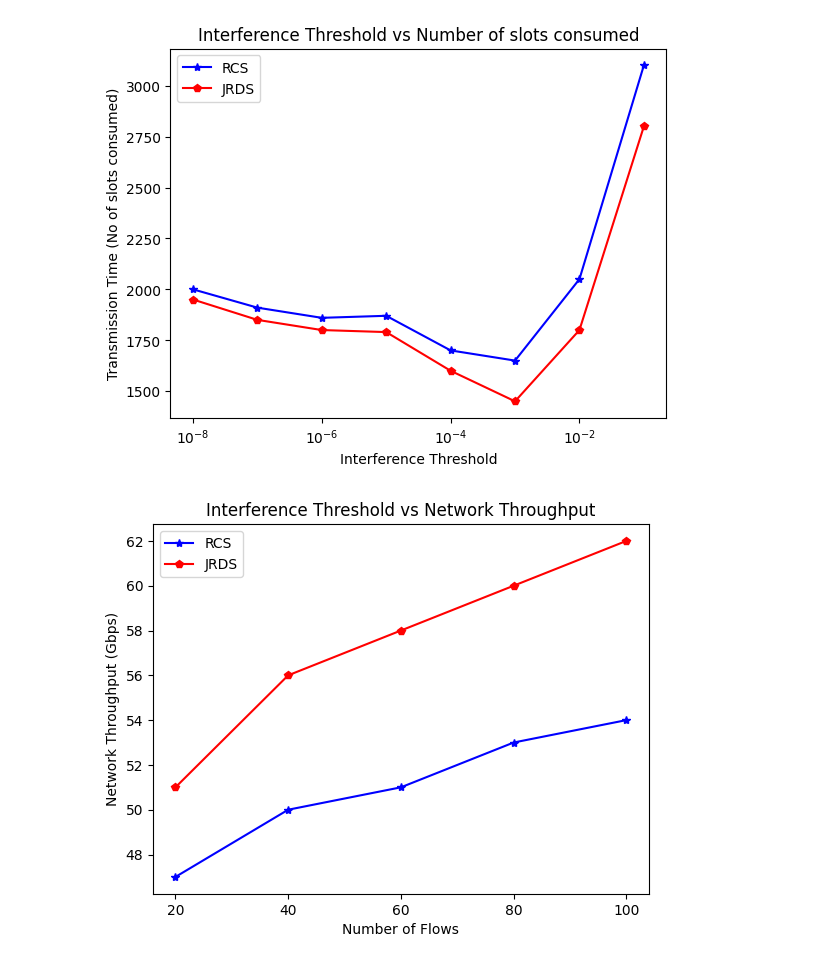
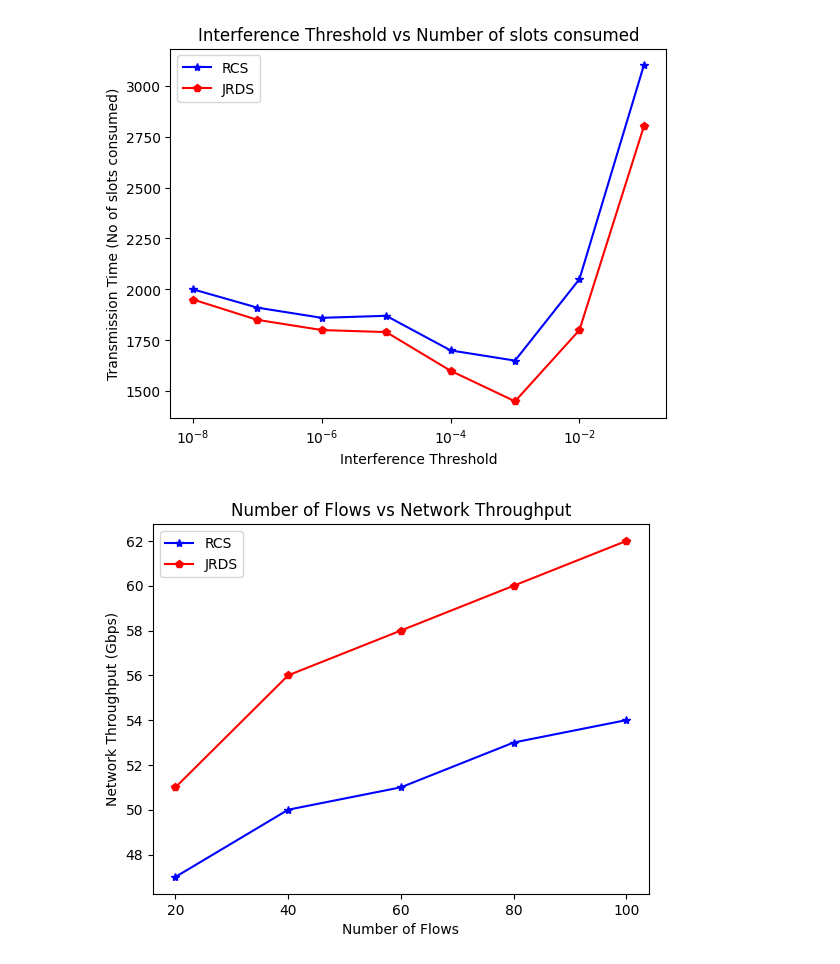
Before and after one commit to Prateek692/joint_optimization_relay_selection, a Jupyter notebook: output.ipynb, the cells around one changed output. Cells and saved outputs as stored; diff of their text form; code cells hidden in the pictures.

```diff
--- a/output.ipynb
+++ b/output.ipynb
@@ -41,14 +41,15 @@ plt.show()
 # %%
 plt.plot(x_cords_fig4,y_cords_rcs_fig4, color='blue', label='RCS',marker = '*')
 plt.plot(x_cords_fig4,y_cords_jrds_fig4, color='red', label='JRDS',marker = 'p')
 plt.xlabel('Number of Flows')
 plt.ylabel('Network Throughput (Gbps)')
-plt.title('Interference Threshold vs Network Throughput')
+plt.title('Number of Flows vs Network Throughput')
 plt.xticks(x_cords_fig4)
 plt.legend()
+plt.savefig('new.png')
 plt.show()
 # %% [output]
-[figure, old version]
+[figure, new version]
 # %%
 plt.plot(x_cords_fig5,y_cords_rcs_fig5, color='blue', label='RCS',marker = '*')
 plt.plot(x_cords_fig5,y_cords_jrds_fig5, color='red', label='JRDS',marker = 'p')
```
Also changed, not shown: parts of 2 cells of this notebook, 6 other files.
